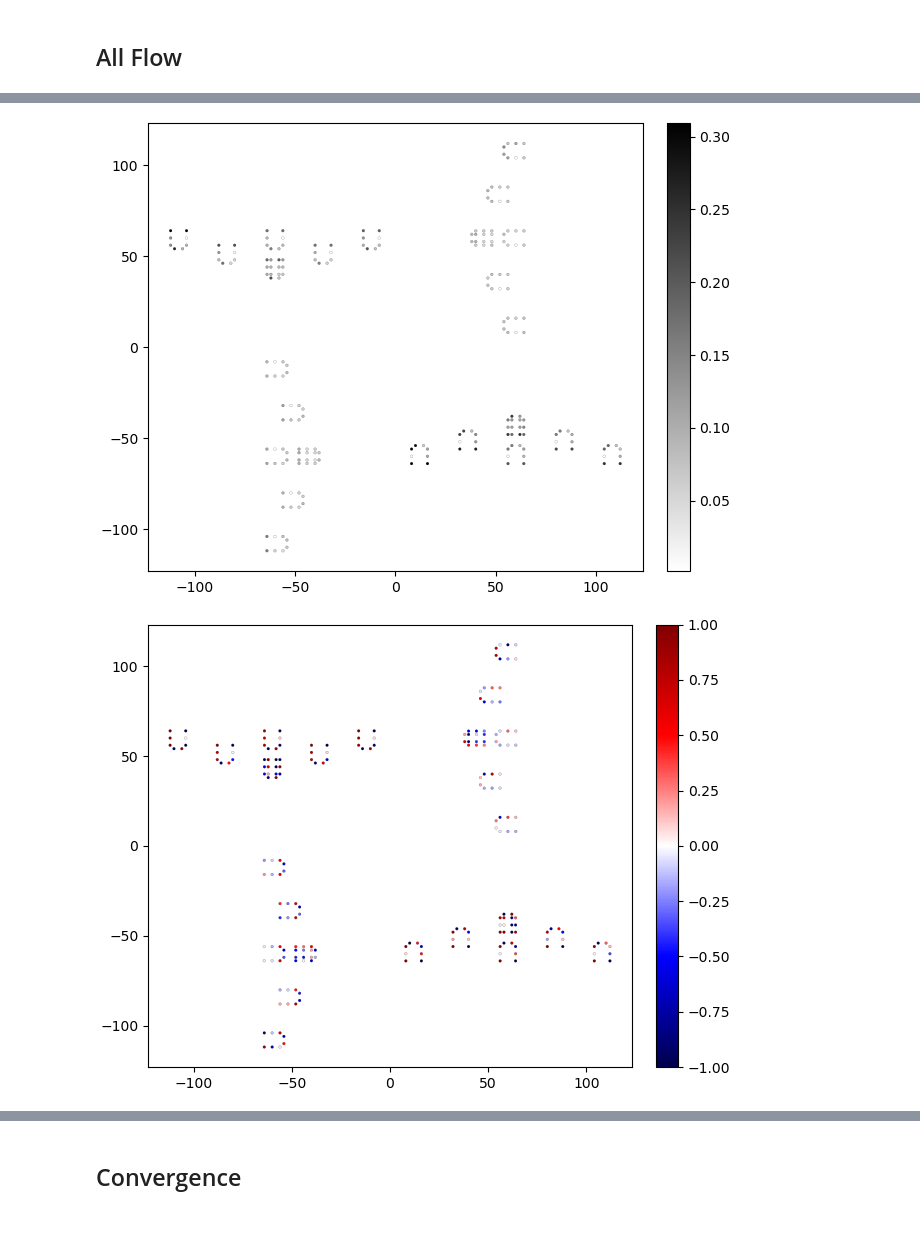
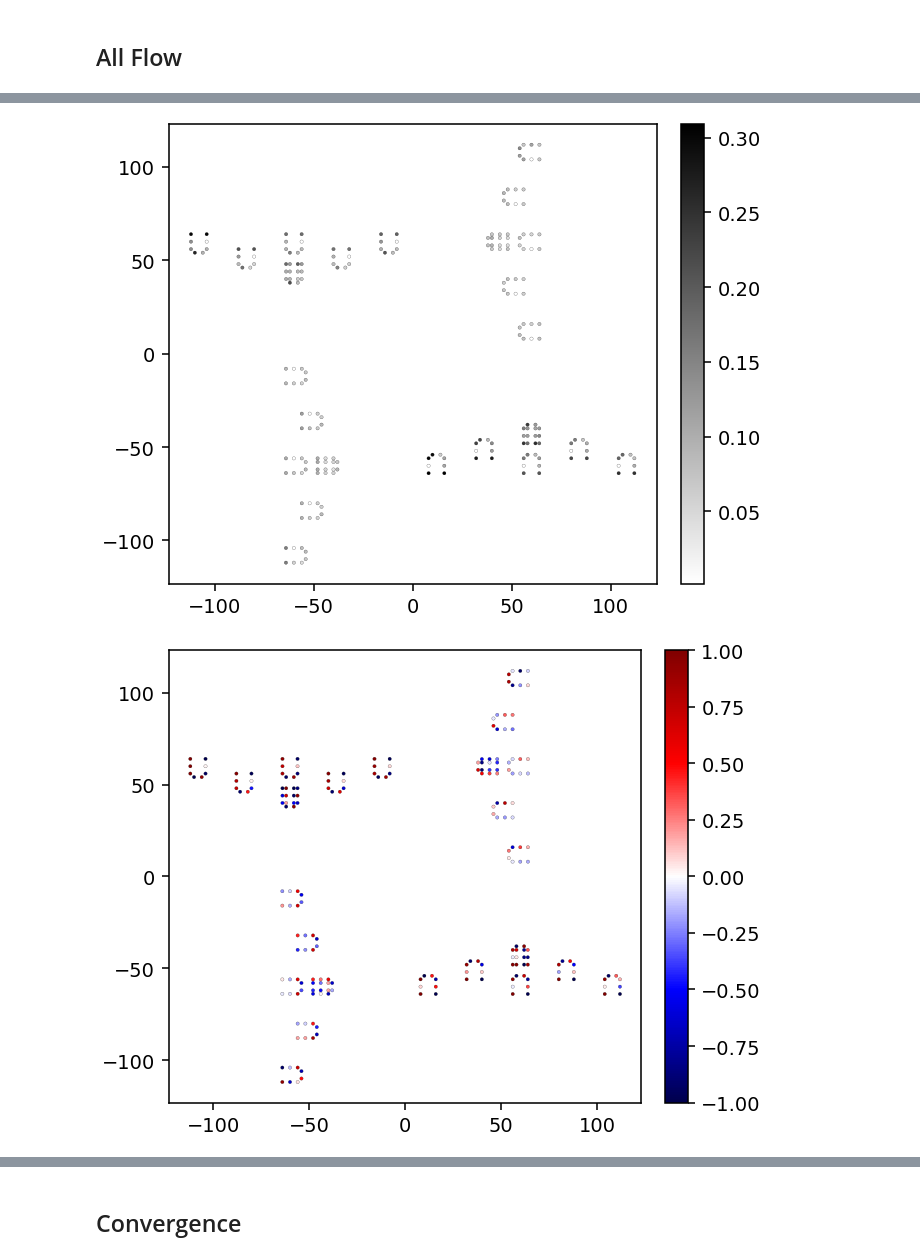
Before and after one commit to nbachand/city_block_cfd, a Jupyter notebook: config2_post-interior.ipynb, the cells around one changed output, grey strips where cells are left out. Cells and saved outputs as stored; diff of their text form; code cells hidden in the pictures; blank space fills up the shorter version.

```diff
--- a/config2_post-interior.ipynb
+++ b/config2_post-interior.ipynb
@@ -14,6 +14,10 @@ from IPython.core.debugger import set_trace
 import pandas as pd
 import seaborn as sns
 
+plt.rcParams['figure.dpi'] = 140
+im_scaling = .75
+plt.rcParams['figure.figsize'] = [6.4 * im_scaling, 4.8 * im_scaling]
+
 category =  "config2"
 
 ############ Universal ################
@@ -281,27 +285,6 @@ processing data took 2 seconds
 ## All Flow
 # %%
 flowStats = pd.concat([x_flowStats, y_flowStats, z_flowStats], axis = "index")
-
-windowType = []
-houseType = []
-blockType = []
-for window, row in flowStats.iterrows():
-    windowData = window.replace("_h_", '_')
-    windowData = windowData.split('_')
-    if len(windowData) == 3:
-        windowData.append('')
-    windowType.append(f"{windowData[0]}_{windowData[1]}")
-    houseType.append(windowData[2])
-    blockType.append(windowData[3])
-
-flowStats["windowType"] = windowType
-flowStats["houseType"] = houseType
-flowStats["blockType"] = blockType
-
-retrievedIndex = flowStats.index
-locs = probes.get_avg_locations()
-flowStats = pd.concat([flowStats, locs], axis = "columns")
-flowStats["area"] = probes.areas
-flowStats = flowStats.loc[retrievedIndex]
+flowStats = probePost.addWindowDetails(flowStats, probes.get_avg_locations(), probes.areas)
 flowStats
 # %% [output]
@@ -328,21 +356,21 @@ plt.savefig(f'{home_dir}/CHARLES/{category}/R{run}/plots/rmsInterior', bbox_inch
 # %%
 fig, ax=plt.subplots(1, 1, constrained_layout =True)
-im=ax.scatter(flowStats['x'], flowStats['z'], s=4, c=flowStats["mean"], cmap='seismic', edgecolors="black", linewidths=.1, norm=colors.CenteredNorm())
+im=ax.scatter(flowStats['x'], flowStats['z'], s=4*im_scaling, c=flowStats["mean"], cmap='seismic', edgecolors="black", linewidths=.1, norm=colors.CenteredNorm())
 fig.colorbar(im)
 plt.savefig(f'{home_dir}/CHARLES/{category}/R{run}/plots/meanInterior', bbox_inches="tight")
 
 fig, ax=plt.subplots(1, 1, constrained_layout =True)
-im=ax.scatter(flowStats['x'], flowStats['z'], s=4, c=flowStats["rms"], cmap='binary', edgecolors="black", linewidths=.1)
+im=ax.scatter(flowStats['x'], flowStats['z'], s=4*im_scaling, c=flowStats["rms"], cmap='binary', edgecolors="black", linewidths=.1)
 fig.colorbar(im)
 plt.savefig(f'{home_dir}/CHARLES/{category}/R{run}/plots/rmsInterior', bbox_inches="tight")
 
 fig, ax=plt.subplots(1, 1, constrained_layout =True)
-im=ax.scatter(flowStats['x'], flowStats['z'], s=4, c=flowStats["net"], cmap='binary', edgecolors="black", linewidths=.1)
+im=ax.scatter(flowStats['x'], flowStats['z'], s=4*im_scaling, c=flowStats["net"], cmap='binary', edgecolors="black", linewidths=.1)
 fig.colorbar(im)
 plt.savefig(f'{home_dir}/CHARLES/{category}/R{run}/plots/netInterior', bbox_inches="tight")
 
 fig, ax=plt.subplots(1, 1, constrained_layout =True)
-im=ax.scatter(flowStats['x'], flowStats['z'], s=4, c=flowStats["mean"]/flowStats["net"], cmap='seismic', edgecolors="black", linewidths=.1, norm = colors.CenteredNorm())
+im=ax.scatter(flowStats['x'], flowStats['z'], s=4*im_scaling, c=flowStats["mean"]/flowStats["net"], cmap='seismic', edgecolors="black", linewidths=.1, norm = colors.CenteredNorm())
 fig.colorbar(im)
 plt.savefig(f'{home_dir}/CHARLES/{category}/R{run}/plots/meanOnetInterior', bbox_inches="tight")
 # %% [output]
@@ -351,3 +379,3 @@ plt.savefig(f'{home_dir}/CHARLES/{category}/R{run}/plots/meanOnetInterior', bbox
-[figure, old version]
+[figure, new version]
-[figure, old version]
+[figure, new version]
 # %%
```
Also changed, not shown: parts of 20 cells of this notebook.
